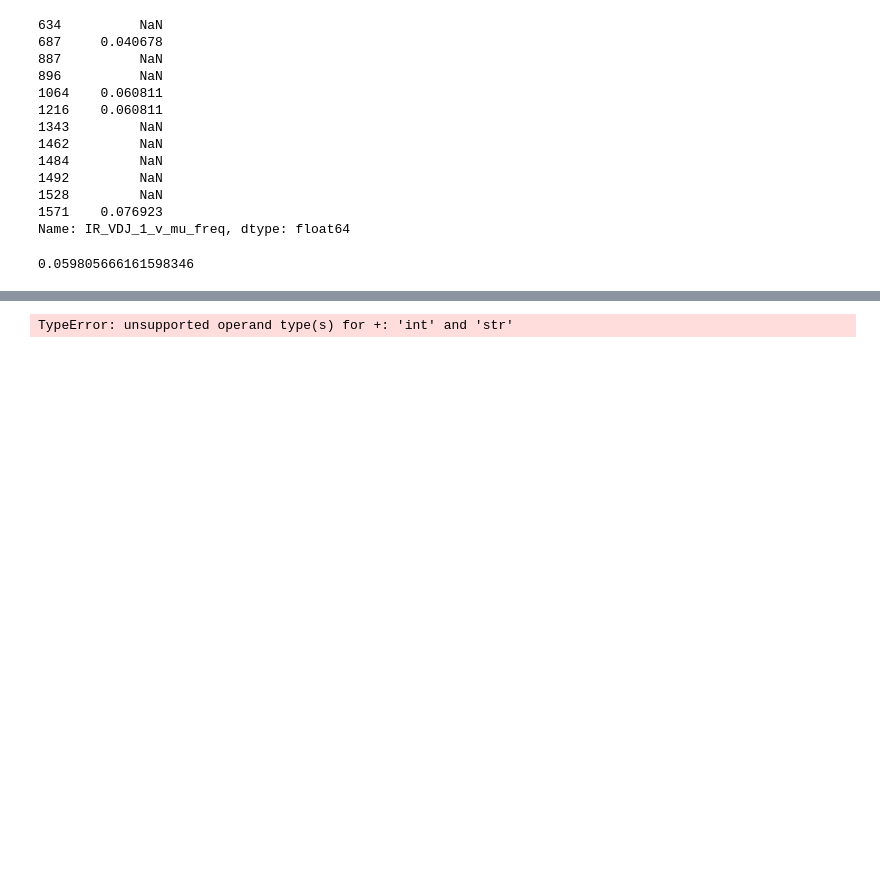
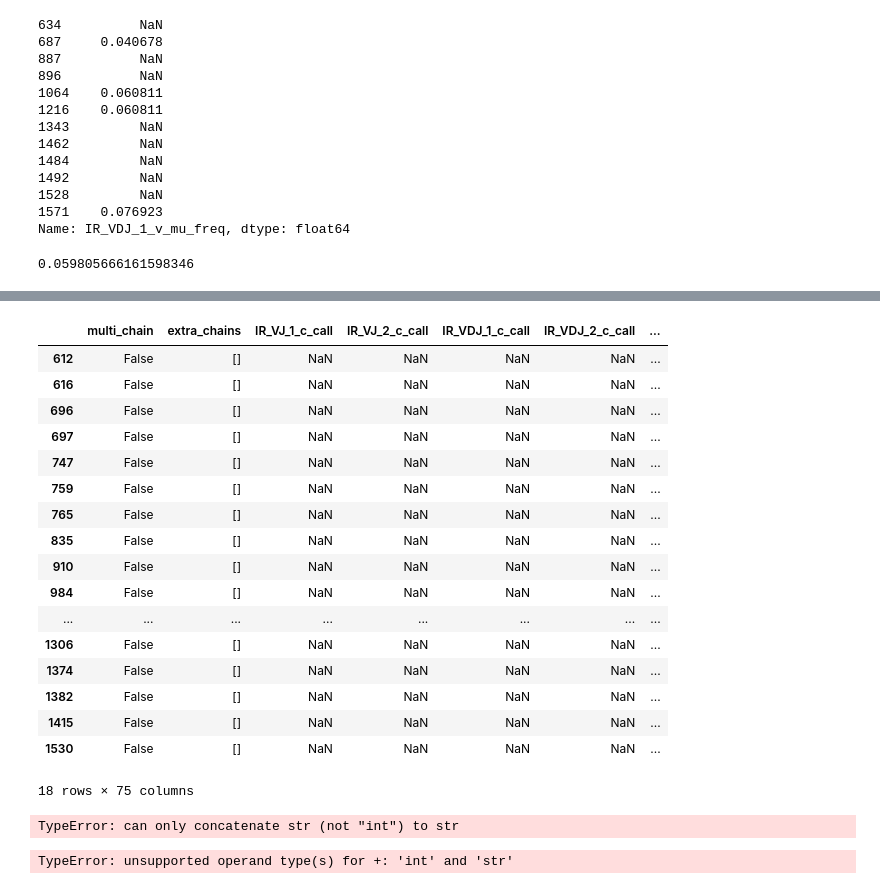
Before and after one commit to amyylin1/tabula_sapien_scRNAseq, a Jupyter notebook: hypermutation_frequencies_0.ipynb, the cells around one changed output, grey strips where cells are left out. Drawn from its saved outputs; the diff is of its cells as text; code cells hidden in the pictures; blank space fills up the shorter version.

```diff
--- a/hypermutation_frequencies_0.ipynb
+++ b/hypermutation_frequencies_0.ipynb
@@ -607,0 +634,4 @@ temp_df[mu_freq].mean()
+# %%
+# Drop Nans from other chain, effectively only look at heavy chains
+igh_filtered = igh.dropna(subset=['IR_VDJ_1_v_mu_freq'])
+igh_filtered['IR_VDJ_1_v_mu_freq']
@@ -608,3 +670,28 @@ temp_df[mu_freq].mean()
+# %%
+igh_filtered[igh_filtered.tissue == 'Blood']
+# %% [output]
+|  | multi_chain | extra_chains | IR_VJ_1_c_call | IR_VJ_2_c_call | IR_VDJ_1_c_call | IR_VDJ_2_c_call | ... |
+| 612 | False | [] | NaN | NaN | NaN | NaN | ... |
+| 616 | False | [] | NaN | NaN | NaN | NaN | ... |
+| 696 | False | [] | NaN | NaN | NaN | NaN | ... |
+| 697 | False | [] | NaN | NaN | NaN | NaN | ... |
+| 747 | False | [] | NaN | NaN | NaN | NaN | ... |
+| 759 | False | [] | NaN | NaN | NaN | NaN | ... |
+| 765 | False | [] | NaN | NaN | NaN | NaN | ... |
+| 835 | False | [] | NaN | NaN | NaN | NaN | ... |
+| 910 | False | [] | NaN | NaN | NaN | NaN | ... |
+| 984 | False | [] | NaN | NaN | NaN | NaN | ... |
+| ... | ... | ... | ... | ... | ... | ... | ... |
+| 1306 | False | [] | NaN | NaN | NaN | NaN | ... |
+| 1374 | False | [] | NaN | NaN | NaN | NaN | ... |
+| 1382 | False | [] | NaN | NaN | NaN | NaN | ... |
+| 1415 | False | [] | NaN | NaN | NaN | NaN | ... |
+| 1530 | False | [] | NaN | NaN | NaN | NaN | ... |
+18 rows × 75 columns
+# %%
+igh_filtered[igh_filtered.tissue == 'Blood'].mean()['IR_VDJ_1_v_mu_freq']
+# %% [output]
+TypeError: can only concatenate str (not "int") to str
 # %%
 print(igh[igh.tissue == 'Blood'].mean()['IR_VDJ_1_v_mu_freq'], "mean in Blood")
 print(igh[igh.tissue != 'Blood'].mean()['IR_VDJ_1_v_mu_freq'], "mean in Other Tissues")
```
Also changed, not shown: parts of 9 cells of this notebook, 1 other file.
